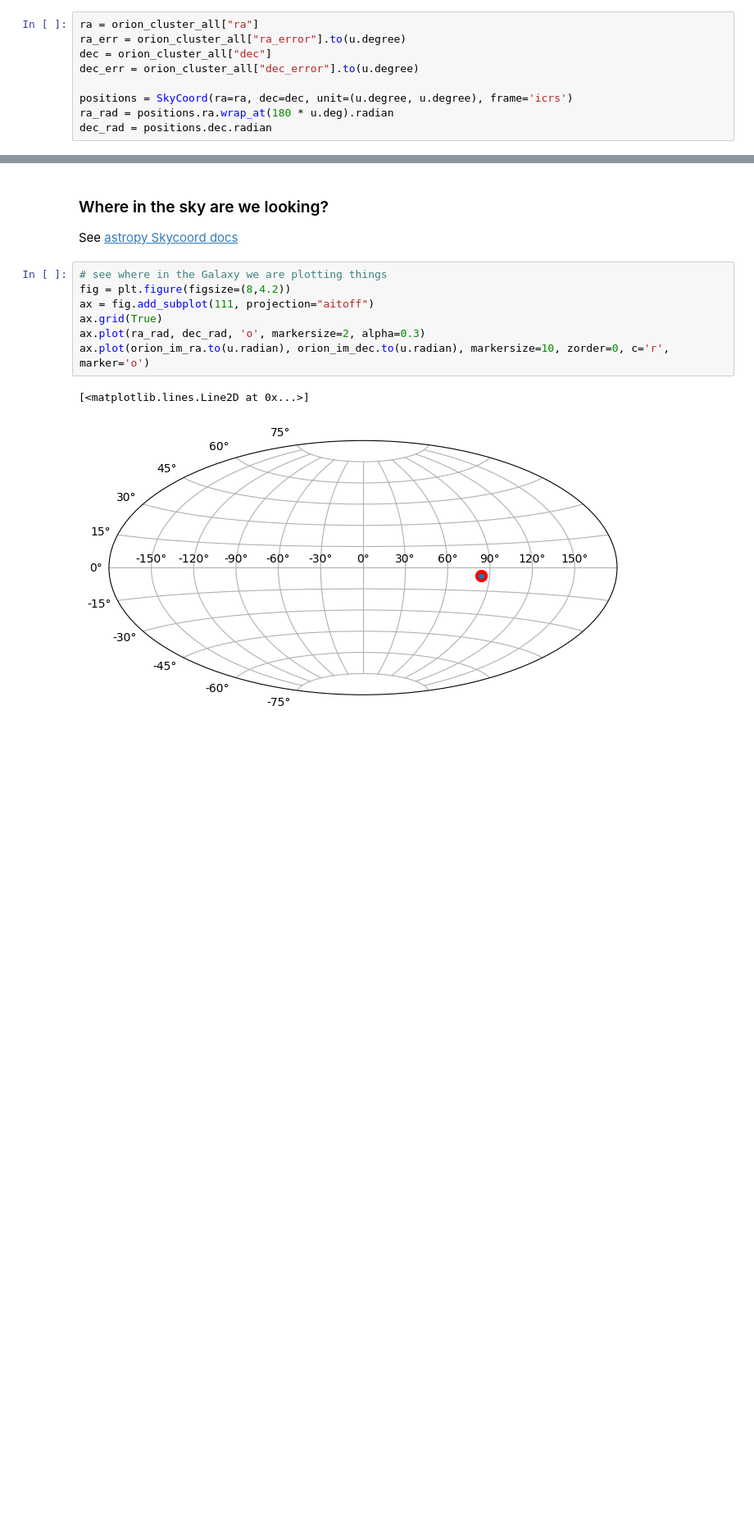
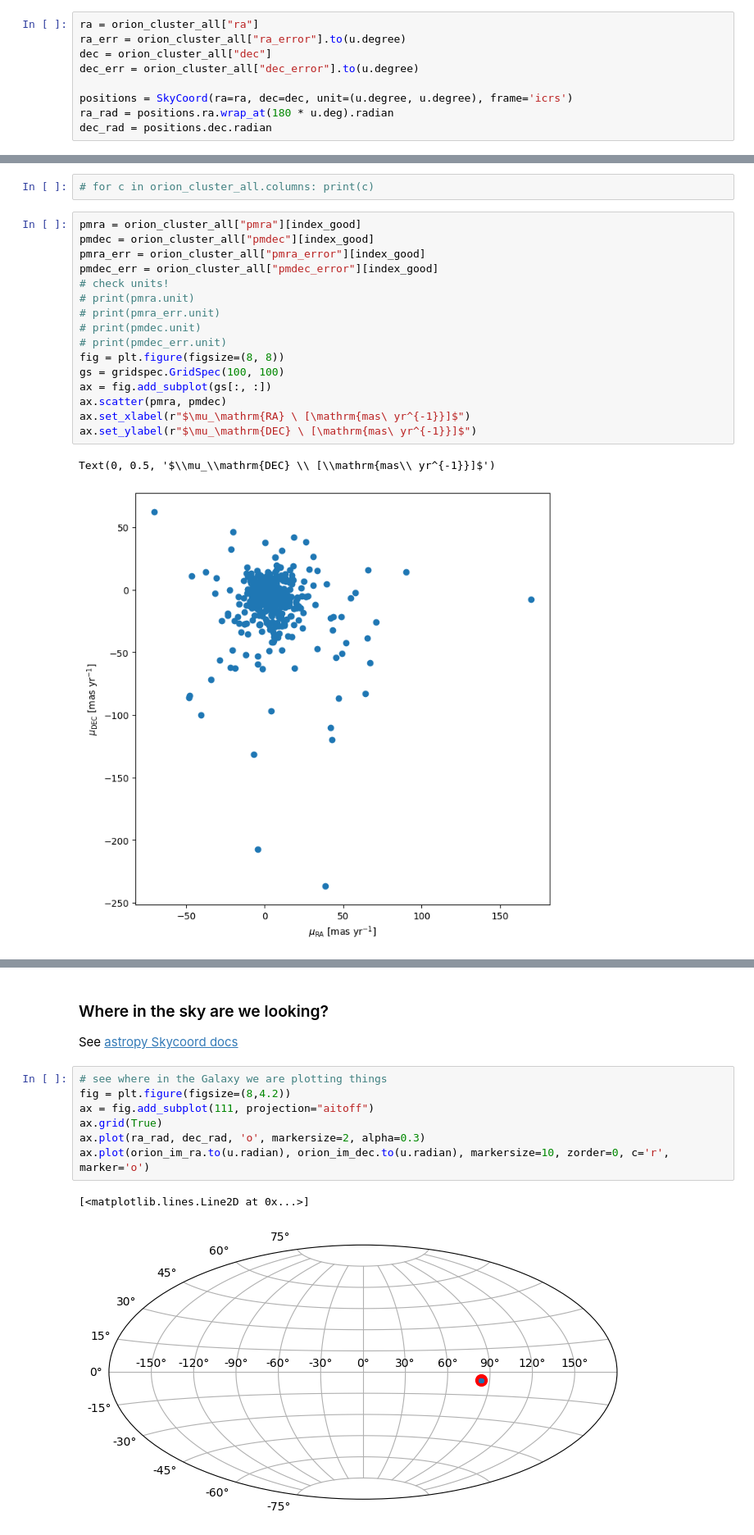
Before and after one commit to mathren/MfA_runaways, a Jupyter notebook: data/explore_Gaia_dr3_catalog.ipynb, the cells around one changed output, grey strips where cells are left out. Shown at 82% size. Saved outputs shown, nothing was run; the diff lists cells and outputs as text; blank space fills up the shorter version.

```diff
--- a/data/explore_Gaia_dr3_catalog.ipynb
+++ b/data/explore_Gaia_dr3_catalog.ipynb
@@ -171,0 +186,21 @@ AttributeError: 'XAxis' object has no attribute 'set_tick_direction'
+# %%
+# for c in orion_cluster_all.columns: print(c)
+# %%
+pmra = orion_cluster_all["pmra"][index_good]
+pmdec = orion_cluster_all["pmdec"][index_good]
+pmra_err = orion_cluster_all["pmra_error"][index_good]
+pmdec_err = orion_cluster_all["pmdec_error"][index_good]
+# check units!
+# print(pmra.unit)
+# print(pmra_err.unit)
+# print(pmdec.unit)
+# print(pmdec_err.unit)
+fig = plt.figure(figsize=(8, 8))
+gs = gridspec.GridSpec(100, 100)
+ax = fig.add_subplot(gs[:, :])
+ax.scatter(pmra, pmdec)
+ax.set_xlabel(r"$\mu_\mathrm{RA} \ [\mathrm{mas\ yr^{-1}}]$")
+ax.set_ylabel(r"$\mu_\mathrm{DEC} \ [\mathrm{mas\ yr^{-1}}]$")
+# %% [output]
+Text(0, 0.5, '$\\mu_\\mathrm{DEC} \\ [\\mathrm{mas\\ yr^{-1}}]$')
+[figure, added]
```
Also changed, not shown: parts of 10 cells of this notebook.
